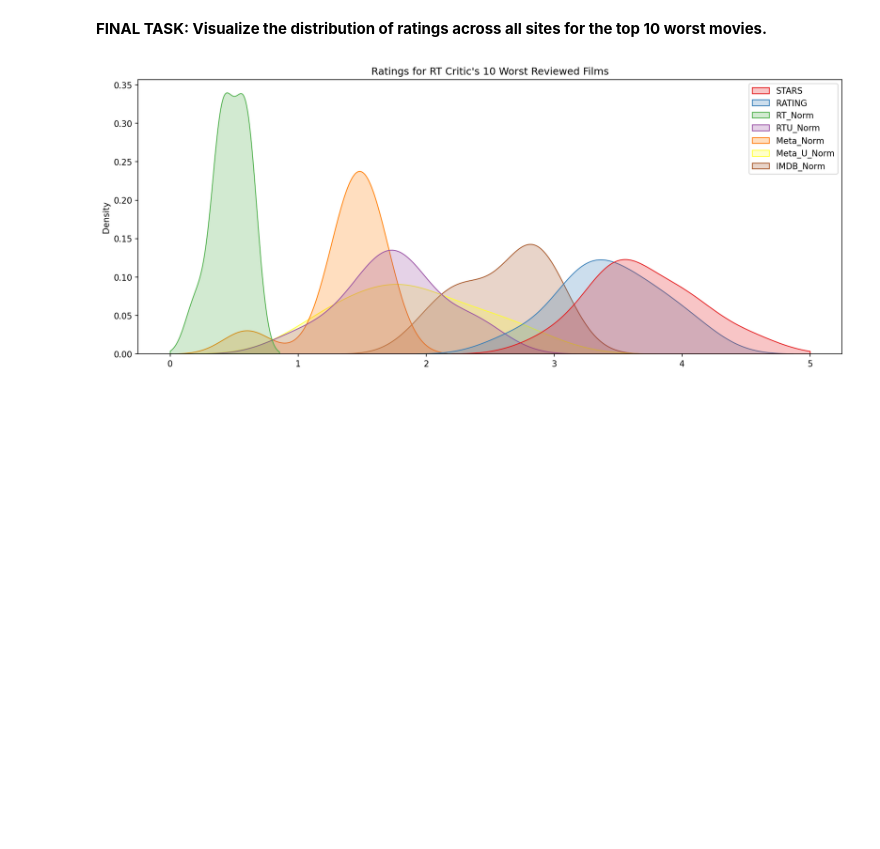
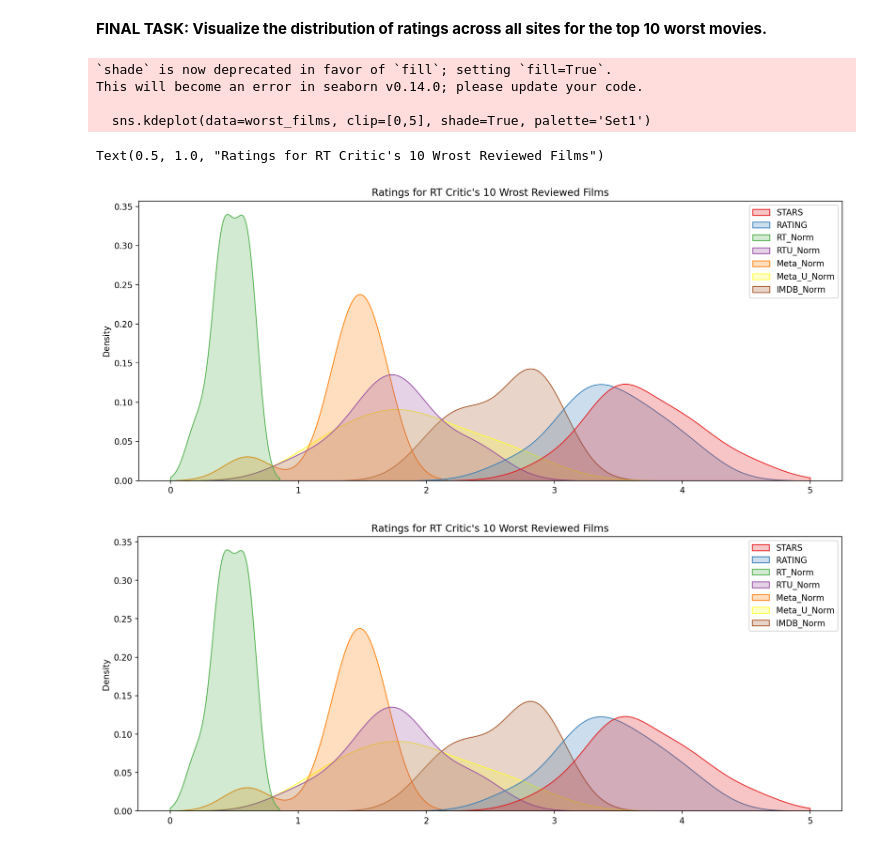
Before and after one commit to JisungWoo/UdemyCourse, a Jupyter notebook: 06-Capstone-Project/00-Capstone-Project.ipynb, the cells around one changed output. Drawn from its saved outputs; the diff is of its cells as text; code cells hidden in the pictures; blank space fills up the shorter version.

```diff
--- a/06-Capstone-Project/00-Capstone-Project.ipynb
+++ b/06-Capstone-Project/00-Capstone-Project.ipynb
@@ -874,4 +927,6 @@ sns.kdeplot(data=norm_scores, x)
 # %% [markdown]
 **TASK: Clearly Fandango is rating movies much higher than other sites, especially considering that it is then displaying a rounded up version of the rating. Let's examine the top 10 worst movies. Based off the Rotten Tomatoes Critic Ratings, what are the top 10 lowest rated movies? What are the normalized scores across all platforms for these movies? You may need to add the FILM column back in to your DataFrame of normalized scores to see the results.**
+# %%
+norm_films = df[['STARS','RATING','RT_Norm','RTU_Norm','Meta_Norm','Meta_U_Norm','IMDB_Norm','FILM']]
 # %%
 # CODE HERE
@@ -895,3 +962,16 @@ sns.kdeplot(data=norm_scores, x)
+# %%
+# CODE HERE
+plt.figure(figsize=(15,6), dpi=200)
+worst_films = norm_films.nsmallest(10, 'RT_Norm').drop('FILM',axis=1)
+sns.kdeplot(data=worst_films, clip=[0,5], shade=True, palette='Set1')
+plt.title("Ratings for RT Critic's 10 Wrost Reviewed Films")
+# %% [output]
+`shade` is now deprecated in favor of `fill`; setting `fill=True`.
+This will become an error in seaborn v0.14.0; please update your code.
+
+  sns.kdeplot(data=worst_films, clip=[0,5], shade=True, palette='Set1')
+Text(0.5, 1.0, "Ratings for RT Critic's 10 Wrost Reviewed Films")
+[figure, added]
 # %%
 # %% [output]
 [figure]
```
Also changed, not shown: parts of 15 cells of this notebook.
